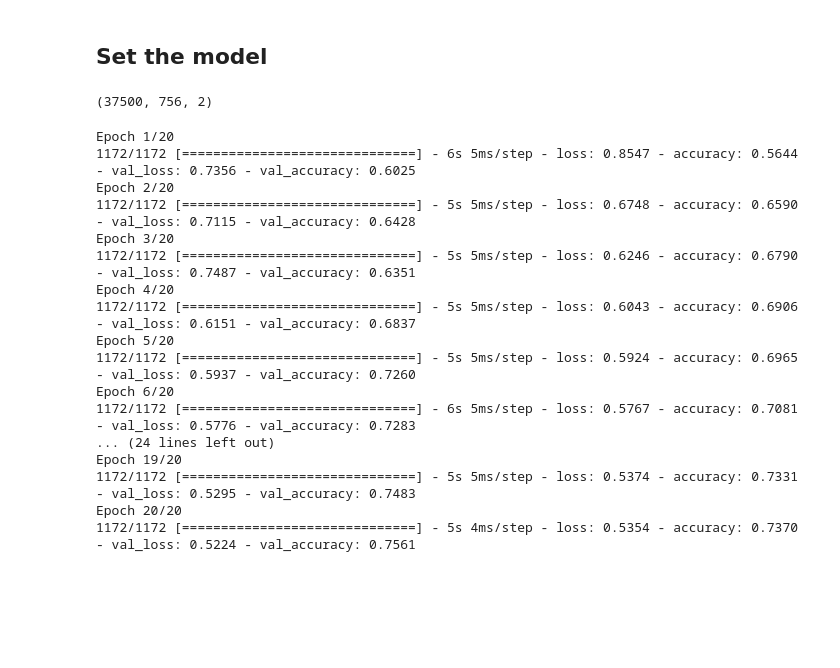
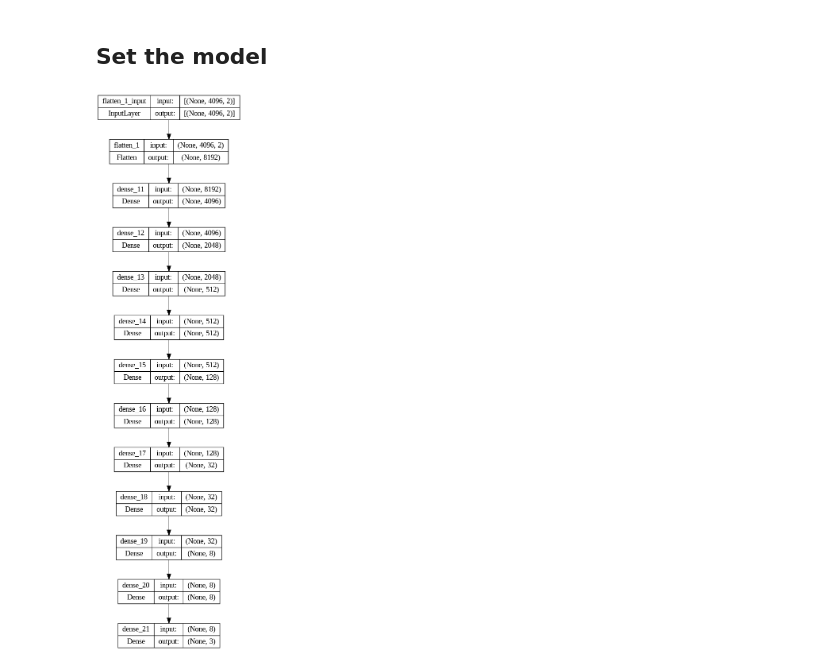
Before and after one commit to cbcaporusso/2d-crystalline-phase-classificator, a Jupyter notebook: phase_identification.ipynb, the cells around one changed output. Drawn from its saved outputs; the diff is of its cells as text; code cells hidden in the pictures; blank space fills up the shorter version.

```diff
--- a/phase_identification.ipynb
+++ b/phase_identification.ipynb
@@ -327,6 +70,2 @@ padded_test_labels = np.repeat(test_labels, 25)
 # %% [markdown]
 ## Set the model
-# %%
-print(padded_train_data.shape)
-# %% [output]
-(37500, 756, 2)
@@ -339 +72,22 @@ model = tf.keras.Sequential([
+# %%
+from keras import regularizers
+
+model = tf.keras.Sequential([
+    tf.keras.layers.Flatten(input_shape=(4096,2)),
+    tf.keras.layers.Dense(4096, activation='relu'),
+    tf.keras.layers.Dense(2048, activation='relu'),
+    tf.keras.layers.Dense(512, activation='relu'),
+    tf.keras.layers.Dense(512, activation='relu'),
+    tf.keras.layers.Dense(128, activation='relu'),
+    tf.keras.layers.Dense(128, activation='relu'),
+    tf.keras.layers.Dense(32, activation='relu'),
+    tf.keras.layers.Dense(32, activation='relu'),
+    tf.keras.layers.Dense(8, activation='relu'),
+    tf.keras.layers.Dense(8, activation='relu'),
+    tf.keras.layers.Dense(3, activation='softmax')
+])
+# %%
+tf.keras.utils.plot_model(model, show_shapes=True)
+# %% [output]
+[figure, added]
 # %%
@@ -345,23 +96,3 @@ opt = 'adam'
 model.compile(optimizer=opt,
               loss=tf.keras.losses.SparseCategoricalCrossentropy(),
               metrics=['accuracy'])
-# %%
-history = model.fit(padded_train_data, padded_train_labels, validation_data=(padded_test_data, padded_test_labels), epochs=20)
-# %% [output]
-Epoch 1/20
-1172/1172 [==============================] - 6s 5ms/step - loss: 0.8547 - accuracy: 0.5644 - val_loss: 0.7356 - val_accuracy: 0.6025
-Epoch 2/20
-1172/1172 [==============================] - 5s 5ms/step - loss: 0.6748 - accuracy: 0.6590 - val_loss: 0.7115 - val_accuracy: 0.6428
-Epoch 3/20
-1172/1172 [==============================] - 5s 5ms/step - loss: 0.6246 - accuracy: 0.6790 - val_loss: 0.7487 - val_accuracy: 0.6351
-Epoch 4/20
-1172/1172 [==============================] - 5s 5ms/step - loss: 0.6043 - accuracy: 0.6906 - val_loss: 0.6151 - val_accuracy: 0.6837
-Epoch 5/20
-1172/1172 [==============================] - 5s 5ms/step - loss: 0.5924 - accuracy: 0.6965 - val_loss: 0.5937 - val_accuracy: 0.7260
-Epoch 6/20
-1172/1172 [==============================] - 6s 5ms/step - loss: 0.5767 - accuracy: 0.7081 - val_loss: 0.5776 - val_accuracy: 0.7283
-... (24 lines left out)
-Epoch 19/20
-1172/1172 [==============================] - 5s 5ms/step - loss: 0.5374 - accuracy: 0.7331 - val_loss: 0.5295 - val_accuracy: 0.7483
-Epoch 20/20
-1172/1172 [==============================] - 5s 4ms/step - loss: 0.5354 - accuracy: 0.7370 - val_loss: 0.5224 - val_accuracy: 0.7561
```
Also changed, not shown: parts of 33 cells of this notebook.
